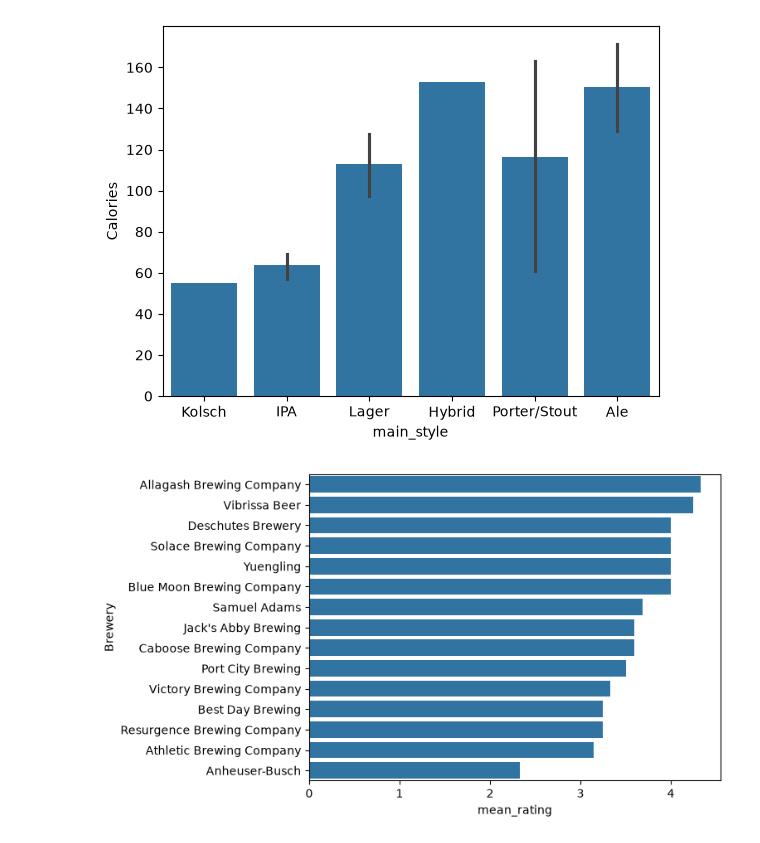
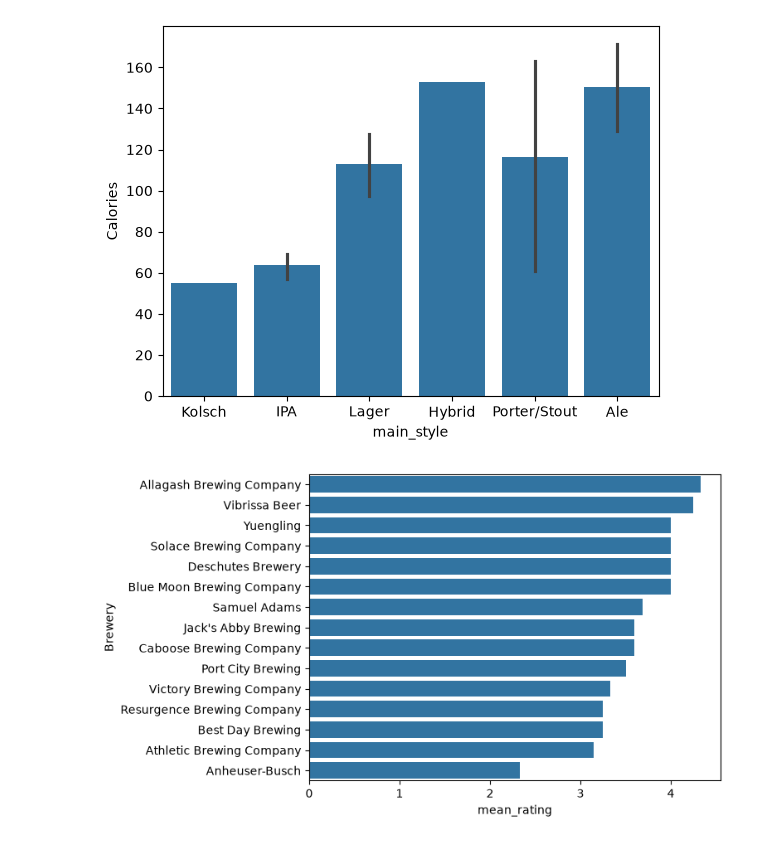
Before and after one commit to 80dono/beer, a Jupyter notebook: beer.ipynb, the cells around one changed output. Drawn from its saved outputs; the diff is of its cells as text; code cells hidden in the pictures.

Commit message:
Update brewery sorting

```diff
--- a/beer.ipynb
+++ b/beer.ipynb
@@ -71,12 +71,12 @@ sns.barplot(
 # %%
 # Brewery ratings
 # Group by breweries with at least 3 reviews, exclude all others
 # breweries = df.groupby("Brewery").agg(mean_rating=("Rating", "mean"), ci_95="ADD 95% CONFIDENCE INTERVAL FOR BARPLOT")
 breweries = df.groupby("Brewery").agg(count=("Rating", "size"), mean_rating=("Rating", "mean"))
 breweries3 = breweries[breweries["count"] > 2]
 sns.barplot(data=breweries3,
             y="Brewery",
             x="mean_rating",
-            order=breweries3.sort_values("mean_rating", ascending=False).index);
+            order=breweries3.sort_values(["mean_rating", "Brewery"], ascending=[False, True]).index);
 # %% [output]
-[figure, old version]
+[figure, new version]
```
Also changed, not shown: parts of 1 cell of this notebook.
